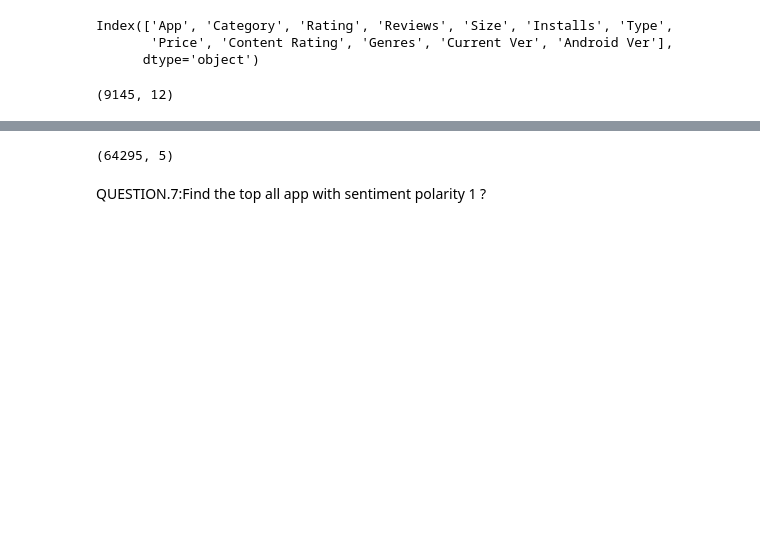
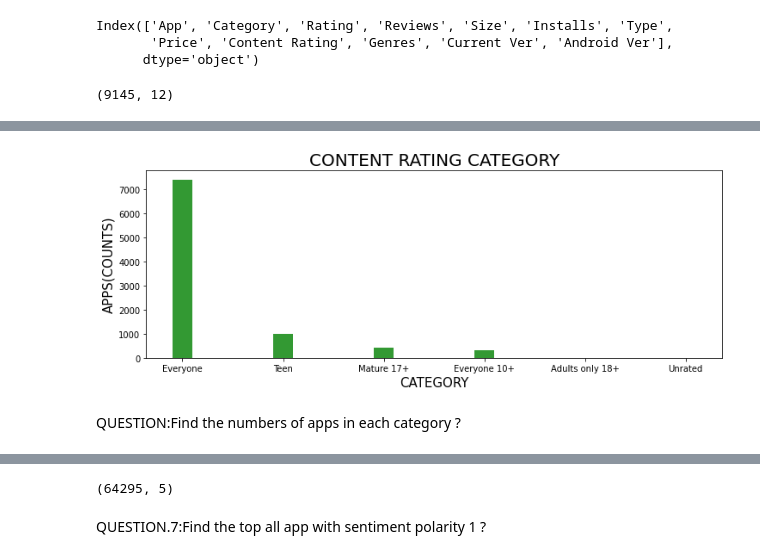
Before and after one commit to Swastik02aug/almabetter-EDA-project, a Jupyter notebook: Play_Store_App_Review_Analysis_Capstone_Project.ipynb, the cells around one changed output, grey strips where cells are left out. Drawn from its saved outputs; the diff is of its cells as text; code cells hidden in the pictures; blank space fills up the shorter version.

```diff
--- a/Play_Store_App_Review_Analysis_Capstone_Project.ipynb
+++ b/Play_Store_App_Review_Analysis_Capstone_Project.ipynb
@@ -249,0 +275,11 @@ psd.shape
+# %%
+#plot
+plt.figure(figsize=(12,4))
+plt.bar(l1,l2,width=0.2,color='green', alpha=0.8);
+plt.title('CONTENT RATING CATEGORY',size = 20);
+plt.ylabel('APPS(COUNTS)',size=15);
+plt.xlabel('CATEGORY',size=15);
+# %% [output]
+[figure, added]
+# %% [markdown]
+QUESTION:Find the numbers of apps in each category ?
```
Also changed, not shown: parts of 60 cells of this notebook.
